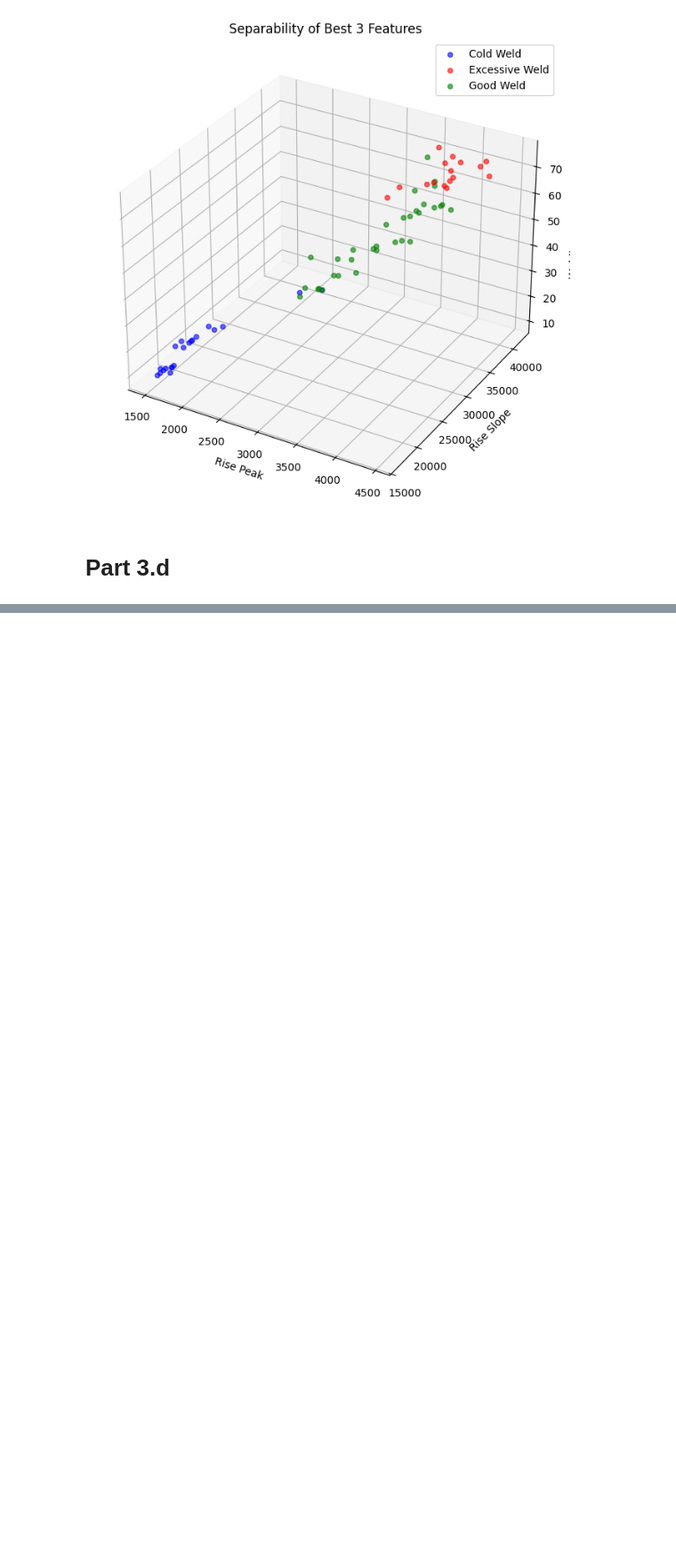
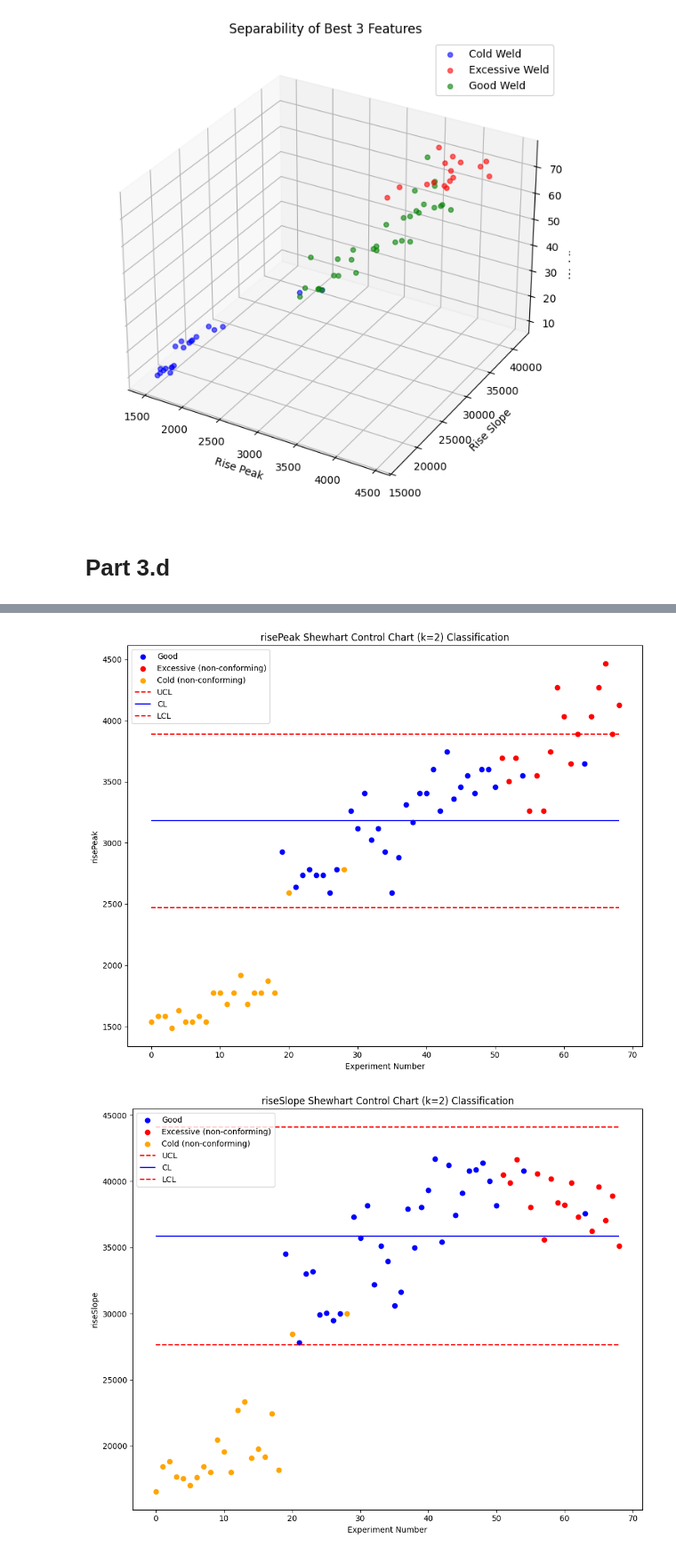
Before and after one commit to ivokusi/ME453-Final-Project, a Jupyter notebook: main.ipynb, the cells around one changed output, grey strips where cells are left out. Shown at 89% size. Saved outputs shown, nothing was run; the diff lists cells and outputs as text; code cells hidden in the pictures; blank space fills up the shorter version.

```diff
--- a/main.ipynb
+++ b/main.ipynb
@@ -184,0 +199,5 @@ plot_best_features(df)
+# %%
+control_limits = plot_shewart_control_chart(df, best_features, k=2)
+# %% [output]
+[figure, added]
+[figure, added]
```
Also changed, not shown: parts of 7 cells of this notebook, 3 other files.
